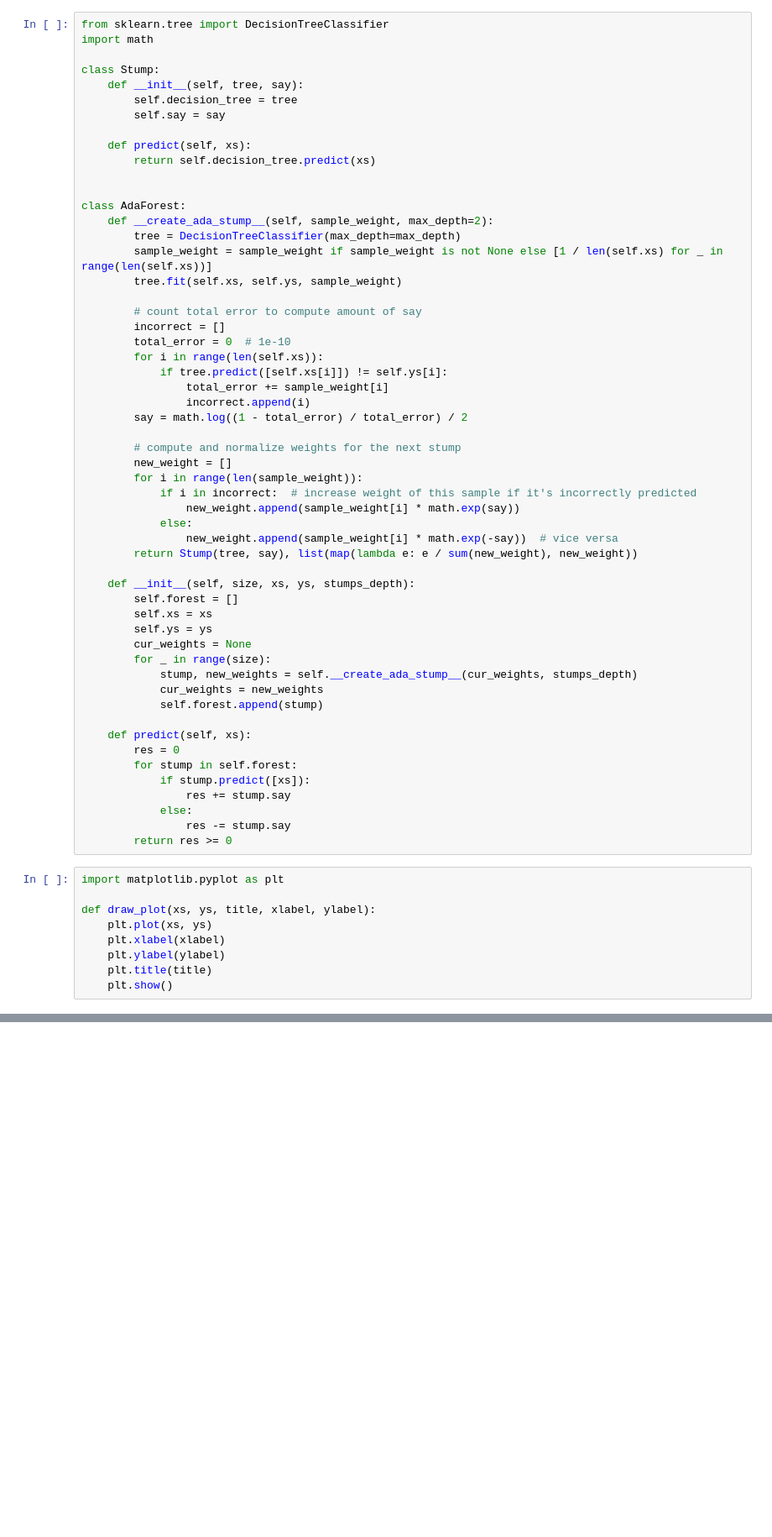
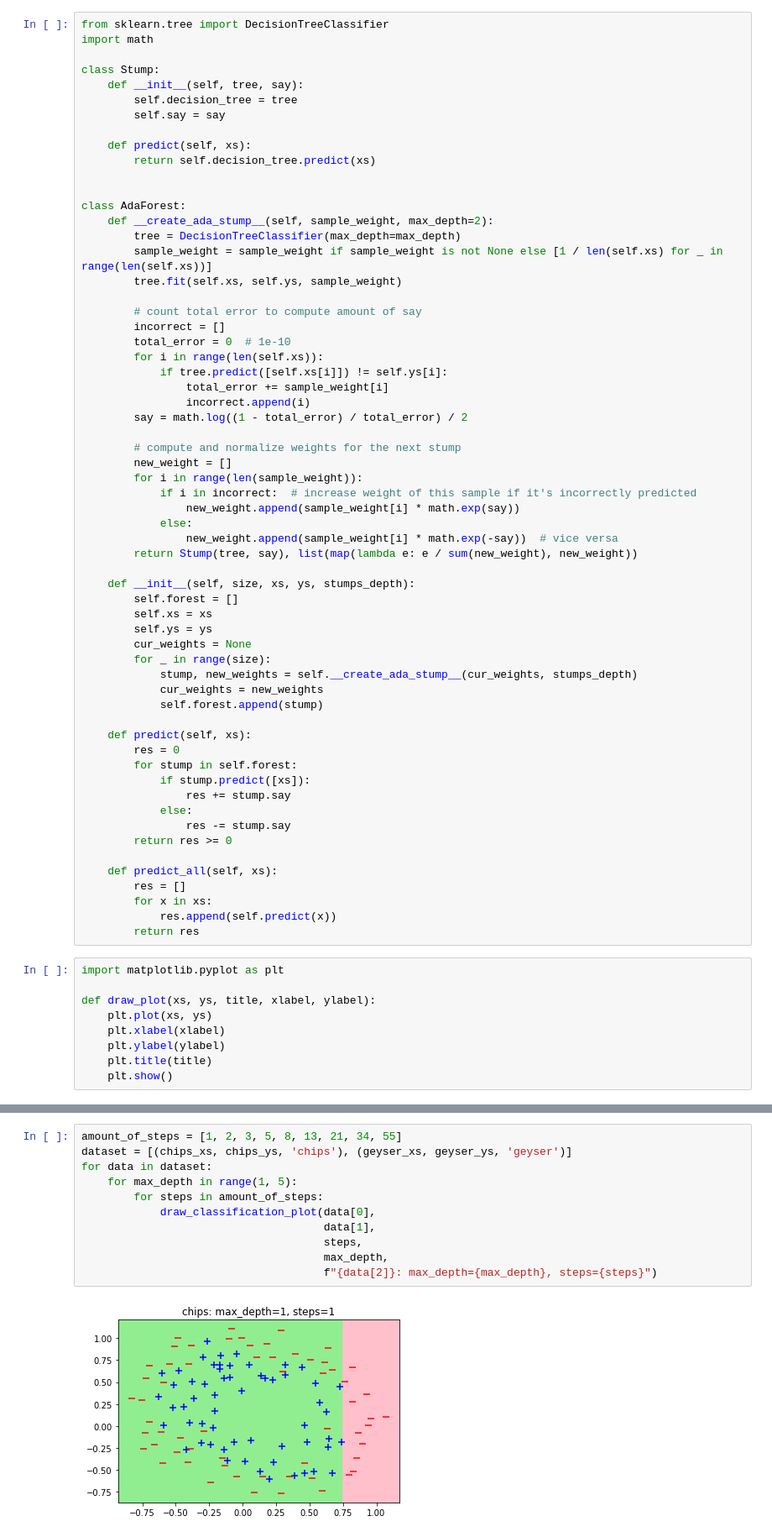
Before and after one commit to komour/machine-learning, a Jupyter notebook: boost-lab.ipynb, the cells around one changed output, grey strips where cells are left out. Shown at 84% size. Drawn from its saved outputs; the diff is of its cells as text; blank space fills up the shorter version.

```diff
--- a/boost-lab.ipynb
+++ b/boost-lab.ipynb
@@ -65,6 +65,12 @@ class AdaForest:
             else:
                 res -= stump.say
         return res >= 0
+
+    def predict_all(self, xs):
+        res = []
+        for x in xs:
+            res.append(self.predict(x))
+        return res
 # %%
 import matplotlib.pyplot as plt
 
@@ -103,0 +165,13 @@ for data in dataset:
+# %%
+amount_of_steps = [1, 2, 3, 5, 8, 13, 21, 34, 55]
+dataset = [(chips_xs, chips_ys, 'chips'), (geyser_xs, geyser_ys, 'geyser')]
+for data in dataset:
+    for max_depth in range(1, 5):
+        for steps in amount_of_steps:
+            draw_classification_plot(data[0],
+                                     data[1],
+                                     steps,
+                                     max_depth,
+                                     f"{data[2]}: max_depth={max_depth}, steps={steps}")
+# %% [output]
+[figure, added]
```
Also changed, not shown: parts of 2 cells of this notebook, 1 other file.
